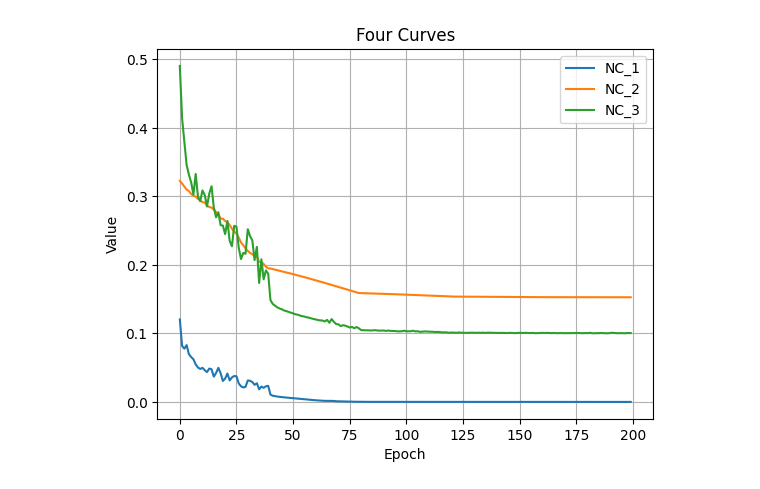
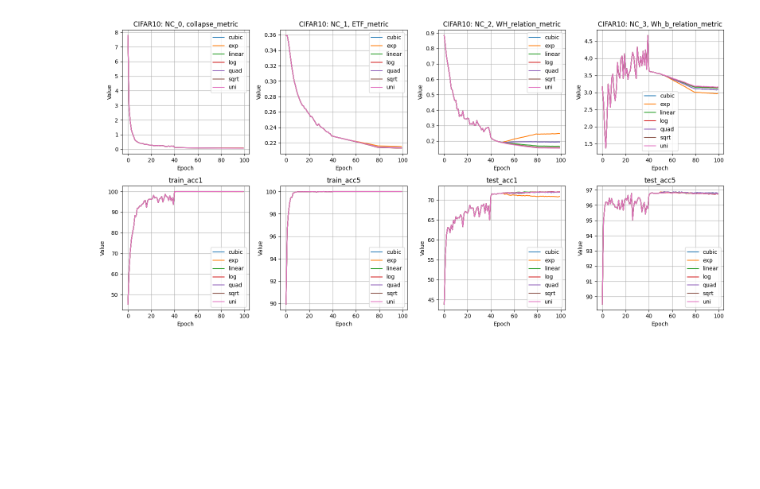
Before and after one commit to YX-S-Z/PO-NC, a Jupyter notebook: model_weights/plot_nc.ipynb, the cells around one changed output. Saved outputs shown, nothing was run; the diff lists cells and outputs as text; code cells hidden in the pictures; blank space fills up the shorter version.

```diff
--- a/model_weights/plot_nc.ipynb
+++ b/model_weights/plot_nc.ipynb
@@ -8,33 +49,41 @@ with open('35125-Mon-Jun-26-16-54/info.pkl', 'rb') as f:
-# %%
-# Generate some random data for the curves
-x = range(len(data['collapse_metric']))
-y1 = data['collapse_metric']
-y2 = data['ETF_metric']
-y3 = data['WH_relation_metric']
-y4 = data['Wh_b_relation_metric']
-
-# Create a new figure
-plt.figure()
-
-# Plot the curves with different colors
-plt.plot(x, y1, label='NC_1')
-plt.plot(x, y2, label='NC_2')
-plt.plot(x, y3, label='NC_3')
-# plt.plot(x, y4, label='NC_4')
-
-# Set the title and labels
-plt.title('Four Curves')
-plt.xlabel('Epoch')
-plt.ylabel('Value')
-
-# Add a legend
-plt.legend()
-
-# Add grid
-plt.grid(True)
-
-
-# Display the plot
-plt.show()
-# %% [output]
-[figure, removed]
+# %%
+fig, axs = plt.subplots(2, 4, figsize=(16, 8))
+name_list = ['collapse_metric', 'ETF_metric', 'WH_relation_metric', 'Wh_b_relation_metric', 'train_acc1', 'train_acc5', 'test_acc1', 'test_acc5']
+
+for j in range(2):
+    for i in range(4):
+        # Get the x y for plotting
+        x = range(len(cifar_10_uni[name_list[4*j+i]]))
+        y1 = cifar_10_cubic[name_list[4*j+i]]
+        y2 = cifar_10_exp[name_list[4*j+i]]
+        y3 = cifar_10_linear[name_list[4*j+i]]
+        y4 = cifar_10_log[name_list[4*j+i]]
+        y5 = cifar_10_quad[name_list[4*j+i]]
+        y6 = cifar_10_sqrt[name_list[4*j+i]]
+        y7 = cifar_10_uni[name_list[4*j+i]]
+
+        # Plot the subfigures
+        axs[j,i].plot(x, y1, label='cubic')
+        axs[j,i].plot(x, y2, label='exp')
+        axs[j,i].plot(x, y3, label='linear')
+        axs[j,i].plot(x, y4, label='log')
+        axs[j,i].plot(x, y5, label='quad')
+        axs[j,i].plot(x, y6, label='sqrt')
+        axs[j,i].plot(x, y7, label='uni')
+
+        # Set legend and title
+        if j==0:
+            axs[j,i].set_title('CIFAR10: NC_{}, {}'.format(i,name_list[i]))
+        else:
+            axs[j,i].set_title('{}'.format(name_list[4*j+i]))
+        axs[j,i].set_xlabel('Epoch')
+        axs[j,i].set_ylabel('Value')
+        axs[j,i].legend()
+        axs[j,i].grid()
+# Adjust the spacing between subplots
+fig.tight_layout()
+
+# Show the plot
+plt.show()
+# %% [output]
+[figure, added]
```
Also changed, not shown: parts of 3 cells of this notebook, 4 other files.
